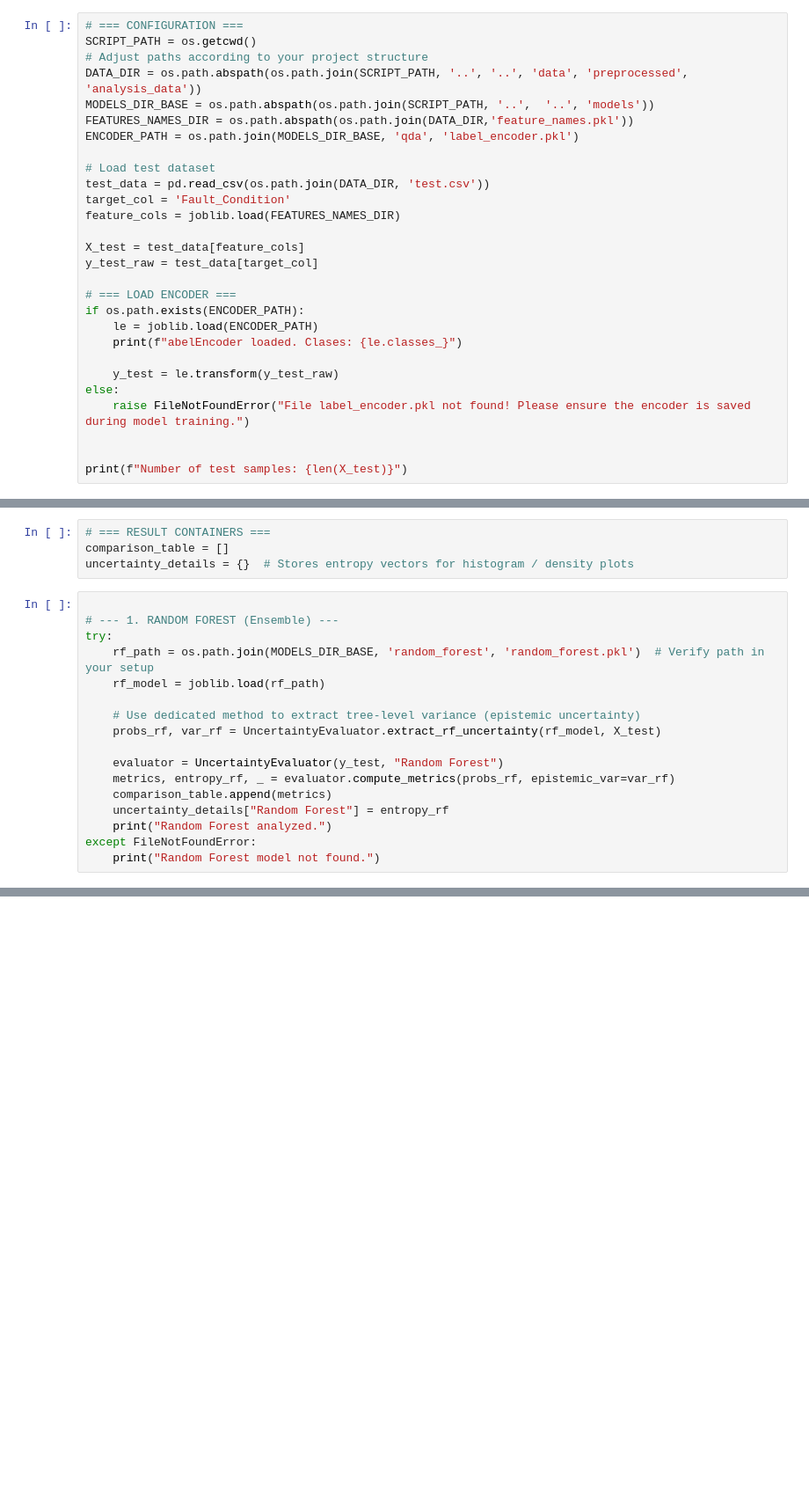
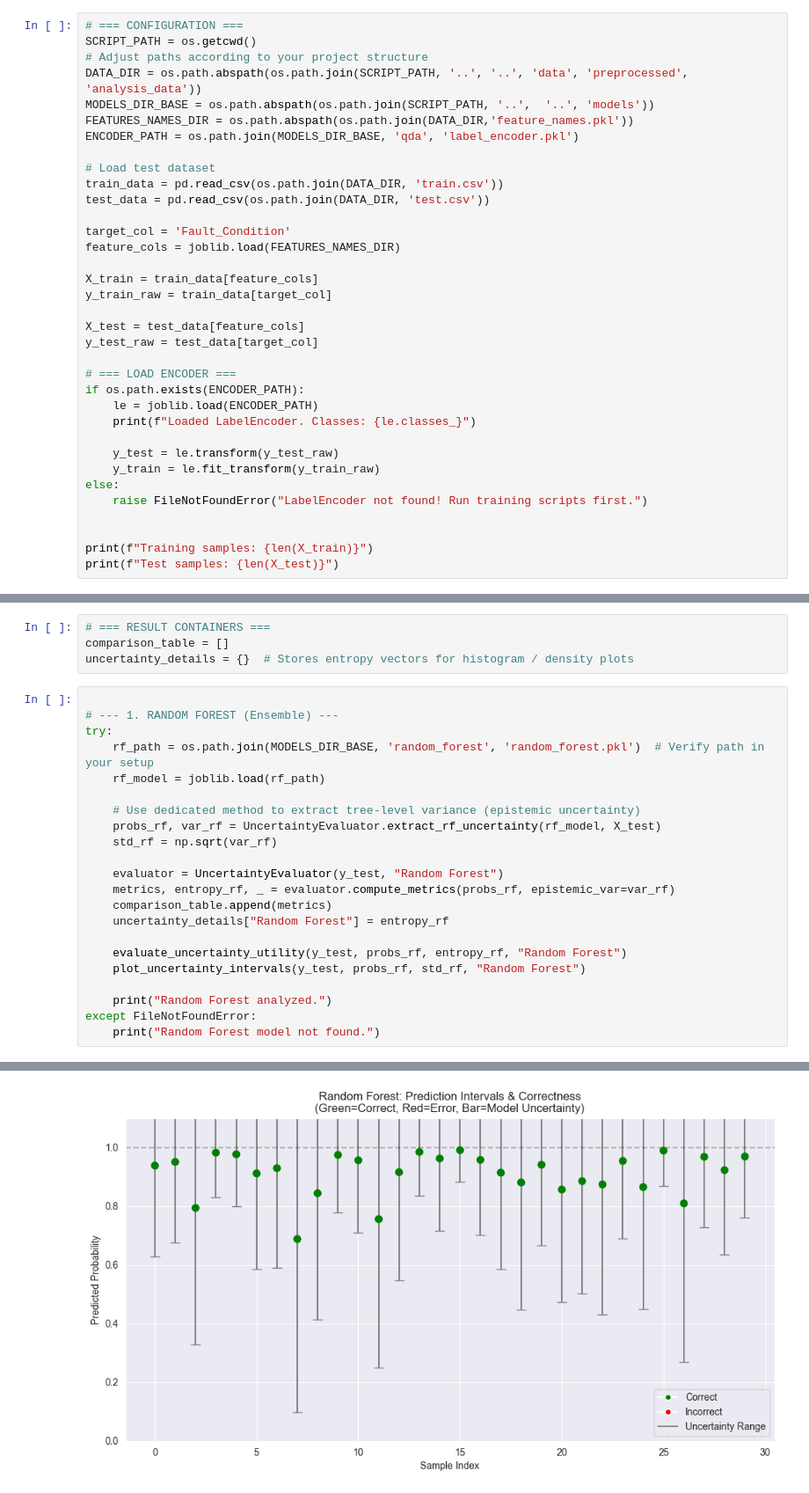
Before and after one commit to JakubTom1/Fault-detection-in-mechanical-devices, a Jupyter notebook: evaluation/AnalysisModels/uncertainty_comparison.py.ipynb, the cells around one changed output, grey strips where cells are left out. Shown at 88% size. Cells and saved outputs as stored; diff of their text form; blank space fills up the shorter version.

```diff
--- a/evaluation/AnalysisModels/uncertainty_comparison.py.ipynb
+++ b/evaluation/AnalysisModels/uncertainty_comparison.py.ipynb
@@ -20,9 +25,14 @@ FEATURES_NAMES_DIR = os.path.abspath(os.path.join(DATA_DIR,'feature_names.pkl'))
 ENCODER_PATH = os.path.join(MODELS_DIR_BASE, 'qda', 'label_encoder.pkl')
 
 # Load test dataset
+train_data = pd.read_csv(os.path.join(DATA_DIR, 'train.csv'))
 test_data = pd.read_csv(os.path.join(DATA_DIR, 'test.csv'))
+
 target_col = 'Fault_Condition'
 feature_cols = joblib.load(FEATURES_NAMES_DIR)
+
+X_train = train_data[feature_cols]
+y_train_raw = train_data[target_col]
 
 X_test = test_data[feature_cols]
 y_test_raw = test_data[target_col]
@@ -30,12 +40,14 @@ y_test_raw = test_data[target_col]
 # === LOAD ENCODER ===
 if os.path.exists(ENCODER_PATH):
     le = joblib.load(ENCODER_PATH)
-    print(f"abelEncoder loaded. Clases: {le.classes_}")
+    print(f"Loaded LabelEncoder. Classes: {le.classes_}")
 
     y_test = le.transform(y_test_raw)
+    y_train = le.fit_transform(y_train_raw)
 else:
-    raise FileNotFoundError("File label_encoder.pkl not found! Please ensure the encoder is saved during model training.")
+    raise FileNotFoundError("LabelEncoder not found! Run training scripts first.")
 
 
-print(f"Number of test samples: {len(X_test)}")
+print(f"Training samples: {len(X_train)}")
+print(f"Test samples: {len(X_test)}")
 # %% [output]
@@ -54,11 +129,16 @@ try:
 
     # Use dedicated method to extract tree-level variance (epistemic uncertainty)
     probs_rf, var_rf = UncertaintyEvaluator.extract_rf_uncertainty(rf_model, X_test)
+    std_rf = np.sqrt(var_rf)
 
     evaluator = UncertaintyEvaluator(y_test, "Random Forest")
     metrics, entropy_rf, _ = evaluator.compute_metrics(probs_rf, epistemic_var=var_rf)
     comparison_table.append(metrics)
     uncertainty_details["Random Forest"] = entropy_rf
+
+    evaluate_uncertainty_utility(y_test, probs_rf, entropy_rf, "Random Forest")
+    plot_uncertainty_intervals(y_test, probs_rf, std_rf, "Random Forest")
+
     print("Random Forest analyzed.")
 except FileNotFoundError:
     print("Random Forest model not found.")
@@ -66,0 +147 @@ Random Forest analyzed.
+[figure, added]
```
Also changed, not shown: parts of 9 cells of this notebook, 1 other file.
